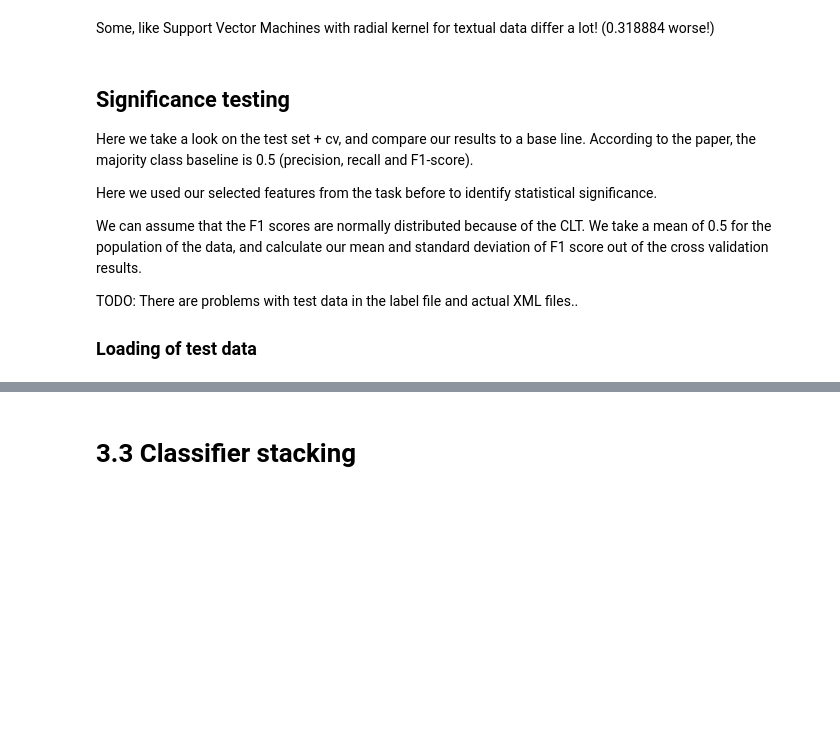
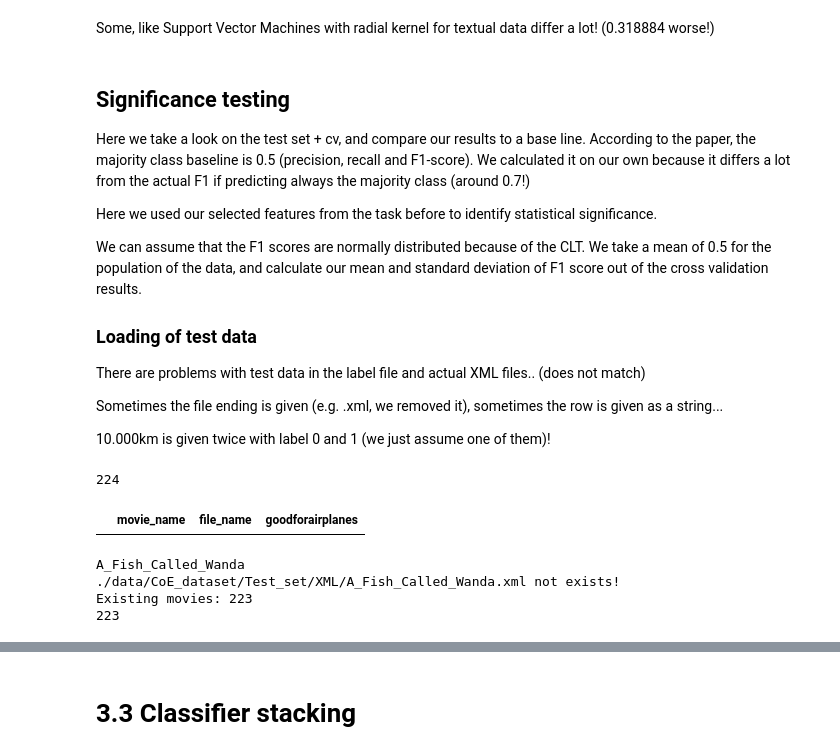
Before and after one commit to patrickFuerst/CoE_task, a Jupyter notebook: classifier_selection.ipynb, the cells around one changed output, grey strips where cells are left out. Cells and saved outputs as stored; diff of their text form; code cells hidden in the pictures; blank space fills up the shorter version.

```diff
--- a/classifier_selection.ipynb
+++ b/classifier_selection.ipynb
@@ -1221,13 +1225,60 @@ test_read_paper
 Some, like Support Vector Machines with radial kernel for textual data differ a lot! (0.318884 worse!)
 # %% [markdown]
 ## Significance testing
-Here we take a look on the test set + cv, and compare our results to a base line. According to the paper, the majority class baseline  is 0.5 (precision, recall and F1-score).
+Here we take a look on the test set + cv, and compare our results to a base line. According to the paper, the majority class baseline  is 0.5 (precision, recall and F1-score). We calculated it on our own because it differs a lot from the actual F1 if predicting always the majority class (around 0.7!)
 
 Here we used our selected features from the task before to identify statistical significance.
 
 We can assume that the F1 scores are normally distributed because of the CLT. We take a mean of 0.5 for the population of the data, and calculate our mean and standard deviation of F1 score out of the cross validation results.
 
-TODO: There are problems with test data in the label file and actual XML files..
 
 ### Loading of test data
+There are problems with test data in the label file and actual XML files.. (does not match)
+
+Sometimes the file ending is given (e.g. .xml, we removed it), sometimes the row is given as a string...
+
+10.000km is given twice with label 0 and 1 (we just assume one of them)!
+# %%
+import os
+
+
+df_movies_all = pd.read_csv("./data/CoE_dataset/Test_set/test_set_labels.csv", sep=';')
+print(df_movies_all.shape[0])
+
+# To avoid null values, we just removed " by hand...
+display(df_movies_all[df_movies_all["file_name"].isnull()])
+
+ex = 0
+filenames = []
+for file in df_movies_all['file_name']:
+    # fix already given file type - fixed by hand now
+    if ".mp4" in file:
+        file = file.split(".mp4")[0]
+    if ".xml" in file:
+        file = file.split(".xml")[0]
+
+    # check if file is given twice
+    if file in filenames:
+        # already dropped by hand
+        print("file already in! " + file)
+    else:
+        file_path = f'./data/CoE_dataset/Test_set/XML/{file}.xml'
+        exists = os.path.isfile(file_path)
+        if exists:
+            ex = ex + 1
+            filenames.append(file)
+        else:
+            print(file)
+            print(str(file_path) + " not exists!")
+            df_movies_all = df_movies_all[df_movies_all['file_name'] != file]
+
+print("Existing movies: " + str(ex))
+print(df_movies_all.shape[0])
+# %% [output]
+224
+|  | movie_name | file_name | goodforairplanes |
+A_Fish_Called_Wanda
+./data/CoE_dataset/Test_set/XML/A_Fish_Called_Wanda.xml not exists!
+Existing movies: 223
+223
 # %%
```
Also changed, not shown: parts of 16 cells of this notebook, 1 other file.
